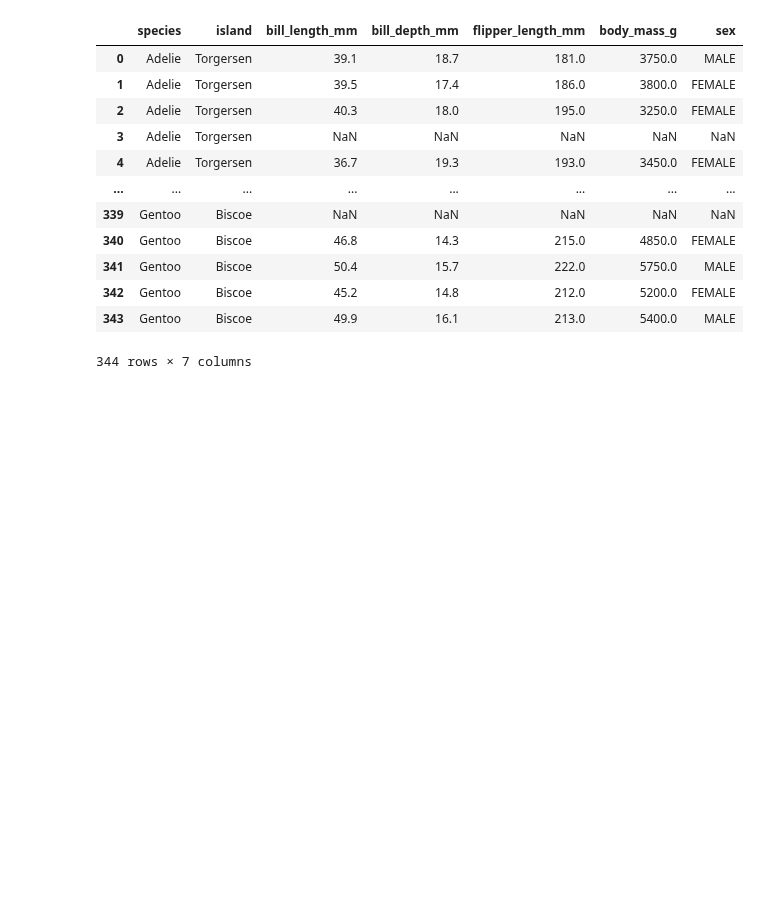
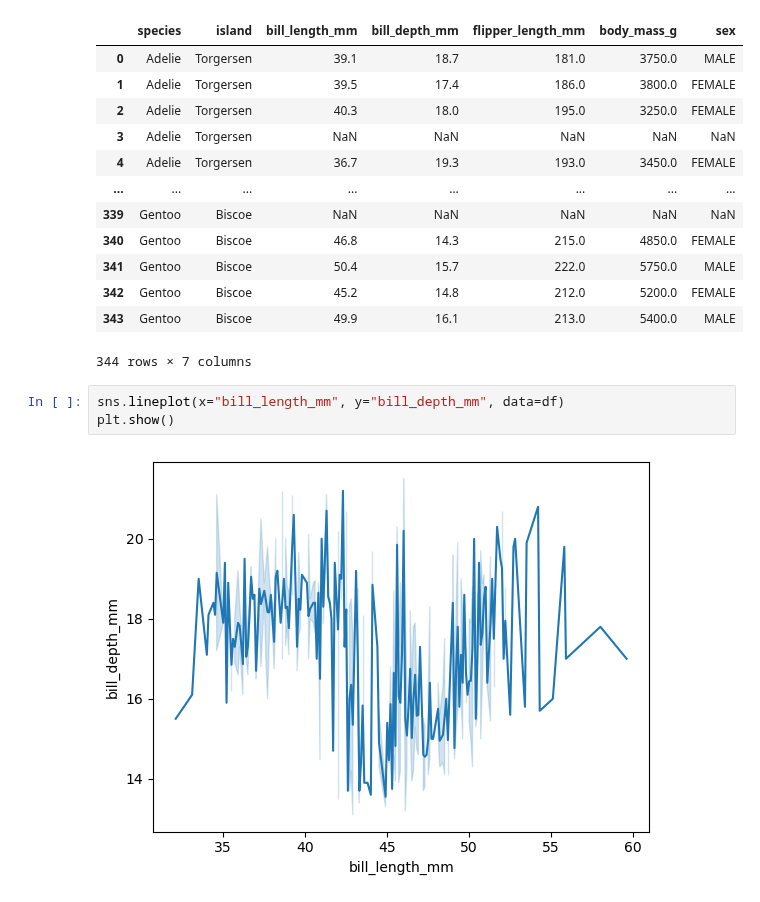
Before and after one commit to rohitcodism/ML-DS, a Jupyter notebook: practices/Seaborn/linePlot.ipynb, the cells around one changed output. Cells and saved outputs as stored; diff of their text form; blank space fills up the shorter version.

```diff
--- a/practices/Seaborn/linePlot.ipynb
+++ b/practices/Seaborn/linePlot.ipynb
@@ -75,3 +75,8 @@ df
 | 342 | Gentoo | Biscoe | 45.2 | 14.8 | 212.0 | 5200.0 | FEMALE |
 | 343 | Gentoo | Biscoe | 49.9 | 16.1 | 213.0 | 5400.0 | MALE |
 344 rows × 7 columns
+# %%
+sns.lineplot(x="bill_length_mm", y="bill_depth_mm", data=df)
+plt.show()
+# %% [output]
+[figure, added]
```
Also changed, not shown: parts of 1 cell of this notebook.
